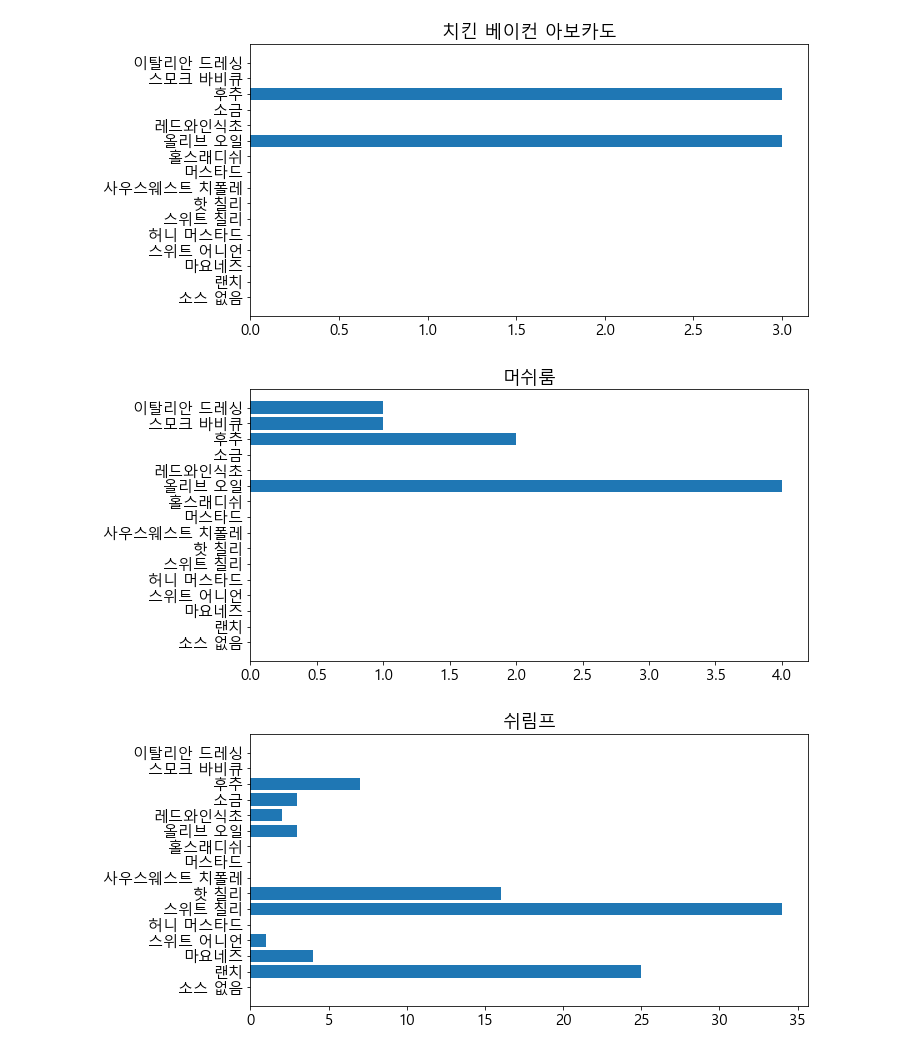
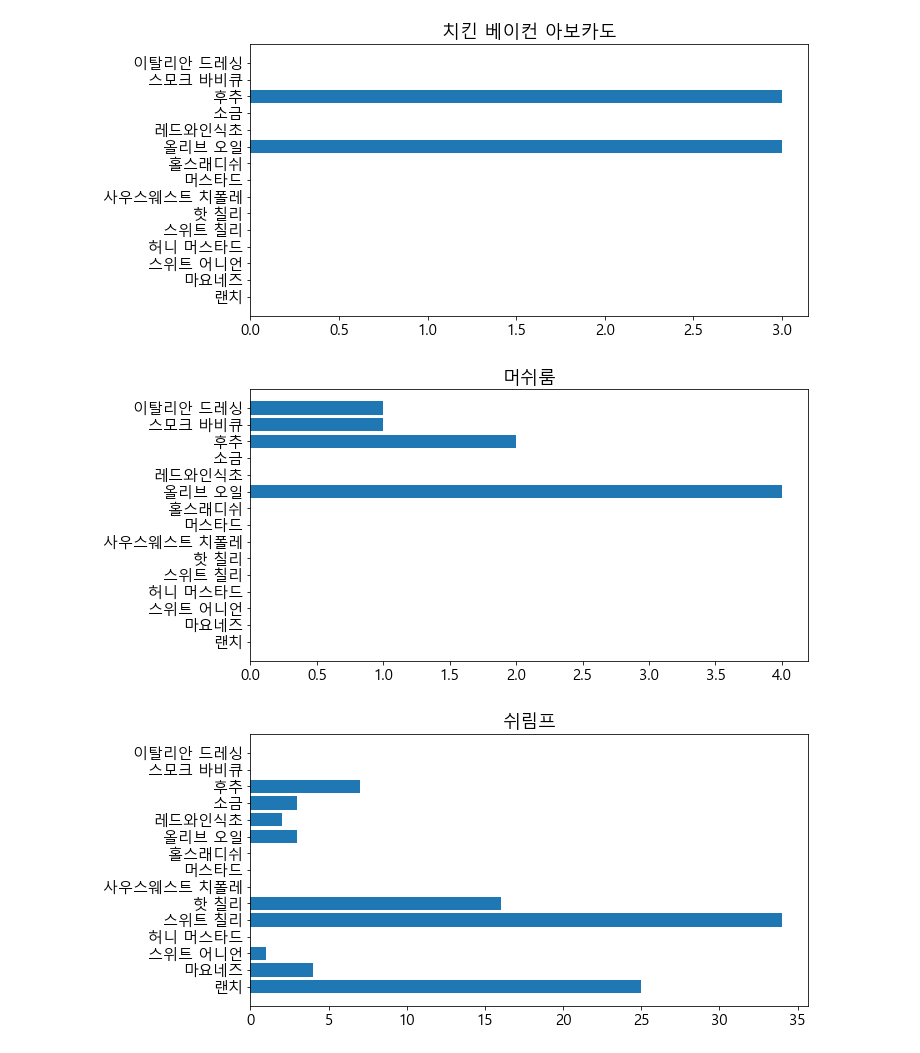
Before and after one commit to MS1027/subwayapp, a Jupyter notebook: jupyter_notebook/Visualization.ipynb, the cells around one changed output. Saved outputs shown, nothing was run; the diff lists cells and outputs as text; code cells hidden in the pictures.

```diff
--- a/jupyter_notebook/Visualization.ipynb
+++ b/jupyter_notebook/Visualization.ipynb
@@ -19,39 +19,40 @@ df.head()
 # %%
-sauce = {2:{'0':0, '1':0, '2':0, '3':0, '4':0, '5':0, '6':0, '7':0, '8':0, '9':0, '10':0, '11':0, '12':0, '13':0, '14':0, '15':0},
-         3:{'0':0, '1':0, '2':0, '3':0, '4':0, '5':0, '6':0, '7':0, '8':0, '9':0, '10':0, '11':0, '12':0, '13':0, '14':0, '15':0},
-         4:{'0':0, '1':0, '2':0, '3':0, '4':0, '5':0, '6':0, '7':0, '8':0, '9':0, '10':0, '11':0, '12':0, '13':0, '14':0, '15':0},
-         5:{'0':0, '1':0, '2':0, '3':0, '4':0, '5':0, '6':0, '7':0, '8':0, '9':0, '10':0, '11':0, '12':0, '13':0, '14':0, '15':0},
-         6:{'0':0, '1':0, '2':0, '3':0, '4':0, '5':0, '6':0, '7':0, '8':0, '9':0, '10':0, '11':0, '12':0, '13':0, '14':0, '15':0},
-         7:{'0':0, '1':0, '2':0, '3':0, '4':0, '5':0, '6':0, '7':0, '8':0, '9':0, '10':0, '11':0, '12':0, '13':0, '14':0, '15':0},
-         8:{'0':0, '1':0, '2':0, '3':0, '4':0, '5':0, '6':0, '7':0, '8':0, '9':0, '10':0, '11':0, '12':0, '13':0, '14':0, '15':0},
-         9:{'0':0, '1':0, '2':0, '3':0, '4':0, '5':0, '6':0, '7':0, '8':0, '9':0, '10':0, '11':0, '12':0, '13':0, '14':0, '15':0},
-         10:{'0':0, '1':0, '2':0, '3':0, '4':0, '5':0, '6':0, '7':0, '8':0, '9':0, '10':0, '11':0, '12':0, '13':0, '14':0, '15':0},
-         11:{'0':0, '1':0, '2':0, '3':0, '4':0, '5':0, '6':0, '7':0, '8':0, '9':0, '10':0, '11':0, '12':0, '13':0, '14':0, '15':0},
-         12:{'0':0, '1':0, '2':0, '3':0, '4':0, '5':0, '6':0, '7':0, '8':0, '9':0, '10':0, '11':0, '12':0, '13':0, '14':0, '15':0},
-         13:{'0':0, '1':0, '2':0, '3':0, '4':0, '5':0, '6':0, '7':0, '8':0, '9':0, '10':0, '11':0, '12':0, '13':0, '14':0, '15':0},
-         14:{'0':0, '1':0, '2':0, '3':0, '4':0, '5':0, '6':0, '7':0, '8':0, '9':0, '10':0, '11':0, '12':0, '13':0, '14':0, '15':0},
-         15:{'0':0, '1':0, '2':0, '3':0, '4':0, '5':0, '6':0, '7':0, '8':0, '9':0, '10':0, '11':0, '12':0, '13':0, '14':0, '15':0},
-         16:{'0':0, '1':0, '2':0, '3':0, '4':0, '5':0, '6':0, '7':0, '8':0, '9':0, '10':0, '11':0, '12':0, '13':0, '14':0, '15':0},
-         17:{'0':0, '1':0, '2':0, '3':0, '4':0, '5':0, '6':0, '7':0, '8':0, '9':0, '10':0, '11':0, '12':0, '13':0, '14':0, '15':0},
-         18:{'0':0, '1':0, '2':0, '3':0, '4':0, '5':0, '6':0, '7':0, '8':0, '9':0, '10':0, '11':0, '12':0, '13':0, '14':0, '15':0}}
+sauce = {2:{'1':0, '2':0, '3':0, '4':0, '5':0, '6':0, '7':0, '8':0, '9':0, '10':0, '11':0, '12':0, '13':0, '14':0, '15':0},
+         3:{'1':0, '2':0, '3':0, '4':0, '5':0, '6':0, '7':0, '8':0, '9':0, '10':0, '11':0, '12':0, '13':0, '14':0, '15':0},
+         4:{'1':0, '2':0, '3':0, '4':0, '5':0, '6':0, '7':0, '8':0, '9':0, '10':0, '11':0, '12':0, '13':0, '14':0, '15':0},
+         5:{'1':0, '2':0, '3':0, '4':0, '5':0, '6':0, '7':0, '8':0, '9':0, '10':0, '11':0, '12':0, '13':0, '14':0, '15':0},
+         6:{'1':0, '2':0, '3':0, '4':0, '5':0, '6':0, '7':0, '8':0, '9':0, '10':0, '11':0, '12':0, '13':0, '14':0, '15':0},
+         7:{'1':0, '2':0, '3':0, '4':0, '5':0, '6':0, '7':0, '8':0, '9':0, '10':0, '11':0, '12':0, '13':0, '14':0, '15':0},
+         8:{'1':0, '2':0, '3':0, '4':0, '5':0, '6':0, '7':0, '8':0, '9':0, '10':0, '11':0, '12':0, '13':0, '14':0, '15':0},
+         9:{'1':0, '2':0, '3':0, '4':0, '5':0, '6':0, '7':0, '8':0, '9':0, '10':0, '11':0, '12':0, '13':0, '14':0, '15':0},
+         10:{'1':0, '2':0, '3':0, '4':0, '5':0, '6':0, '7':0, '8':0, '9':0, '10':0, '11':0, '12':0, '13':0, '14':0, '15':0},
+         11:{'1':0, '2':0, '3':0, '4':0, '5':0, '6':0, '7':0, '8':0, '9':0, '10':0, '11':0, '12':0, '13':0, '14':0, '15':0},
+         12:{'1':0, '2':0, '3':0, '4':0, '5':0, '6':0, '7':0, '8':0, '9':0, '10':0, '11':0, '12':0, '13':0, '14':0, '15':0},
+         13:{'1':0, '2':0, '3':0, '4':0, '5':0, '6':0, '7':0, '8':0, '9':0, '10':0, '11':0, '12':0, '13':0, '14':0, '15':0},
+         14:{'1':0, '2':0, '3':0, '4':0, '5':0, '6':0, '7':0, '8':0, '9':0, '10':0, '11':0, '12':0, '13':0, '14':0, '15':0},
+         15:{'1':0, '2':0, '3':0, '4':0, '5':0, '6':0, '7':0, '8':0, '9':0, '10':0, '11':0, '12':0, '13':0, '14':0, '15':0},
+         16:{'1':0, '2':0, '3':0, '4':0, '5':0, '6':0, '7':0, '8':0, '9':0, '10':0, '11':0, '12':0, '13':0, '14':0, '15':0},
+         17:{'1':0, '2':0, '3':0, '4':0, '5':0, '6':0, '7':0, '8':0, '9':0, '10':0, '11':0, '12':0, '13':0, '14':0, '15':0},
+         18:{'1':0, '2':0, '3':0, '4':0, '5':0, '6':0, '7':0, '8':0, '9':0, '10':0, '11':0, '12':0, '13':0, '14':0, '15':0}}
 # %%
 df['소스'] = df['소스'].apply(eval)
 # %%
 for idx in range(df[['메뉴']].size):
     menu = df.iloc[idx, 0]
     for i in df.iloc[idx, 1]:
-        sauce[menu][i] += 1
+        if(i != '0'):
+            sauce[menu][i] += 1
 # %%
-labels = ['소스 없음', '랜치', '마요네즈', '스위트 어니언', '허니 머스타드', '스위트 칠리', '핫 칠리', '사우스웨스트 치폴레',
+labels = ['랜치', '마요네즈', '스위트 어니언', '허니 머스타드', '스위트 칠리', '핫 칠리', '사우스웨스트 치폴레',
           '머스타드', '홀스래디쉬', '올리브 오일', '레드와인식초', '소금', '후추', '스모크 바비큐', '이탈리안 드레싱']
 values = list(sauce[2].values())
 
 plt.figure(figsize=(10, 5))
 plt.barh(labels, values)
 plt.title("치킨 베이컨 아보카도")
 plt.show()
 # %% [output]
-[figure, old version]
+[figure, new version]
 # %%
 values = list(sauce[3].values())
 
@@ -60,7 +61,7 @@ plt.barh(labels, values)
 plt.title("머쉬룸")
 plt.show()
 # %% [output]
-[figure, old version]
+[figure, new version]
 # %%
 values = list(sauce[4].values())
 
@@ -69,7 +70,7 @@ plt.barh(labels, values)
 plt.title("쉬림프")
 plt.show()
 # %% [output]
-[figure, old version]
+[figure, new version]
 # %%
 values = list(sauce[5].values())
 
```
Also changed, not shown: parts of 15 cells of this notebook, 1 other file.
